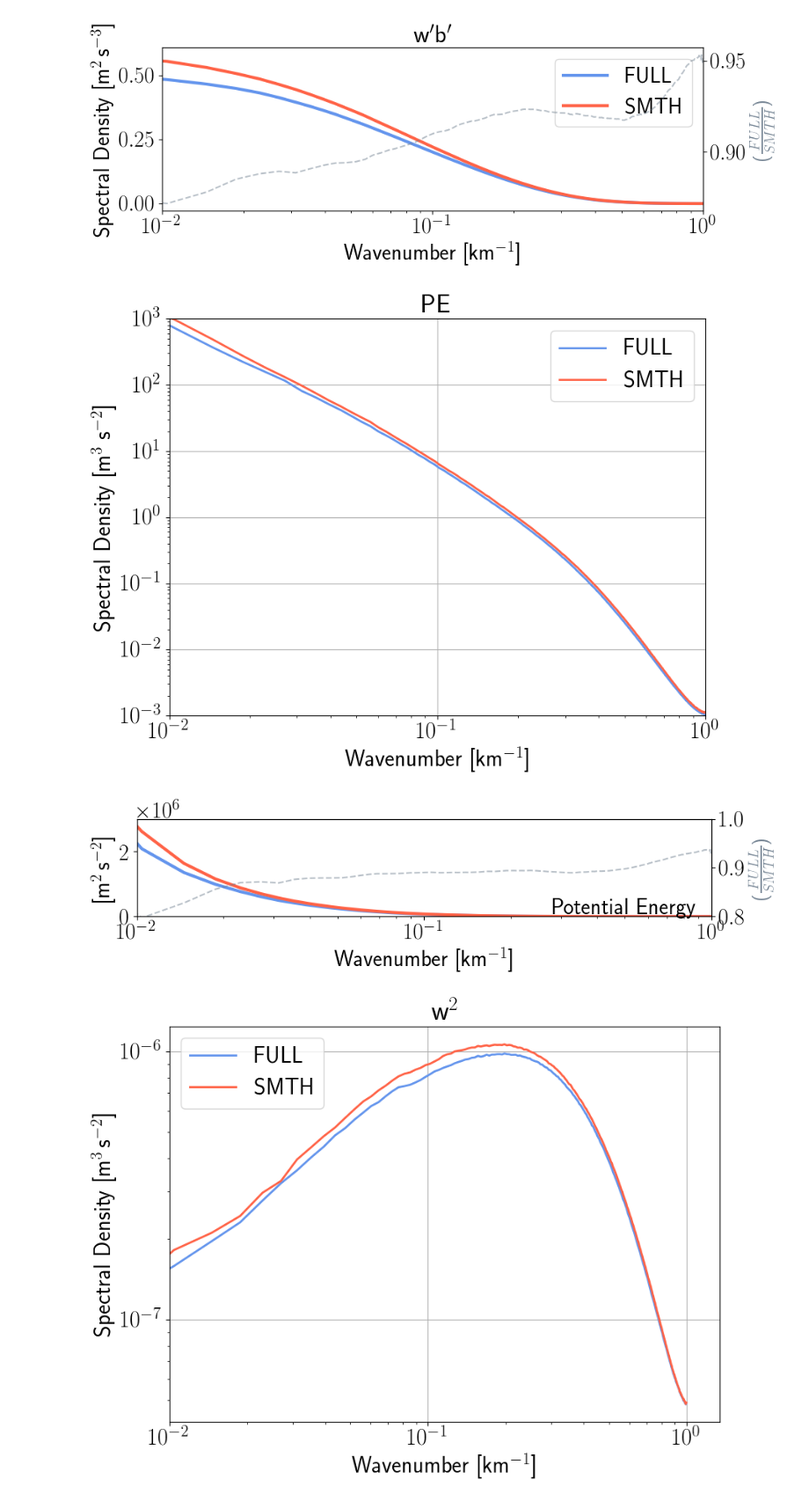
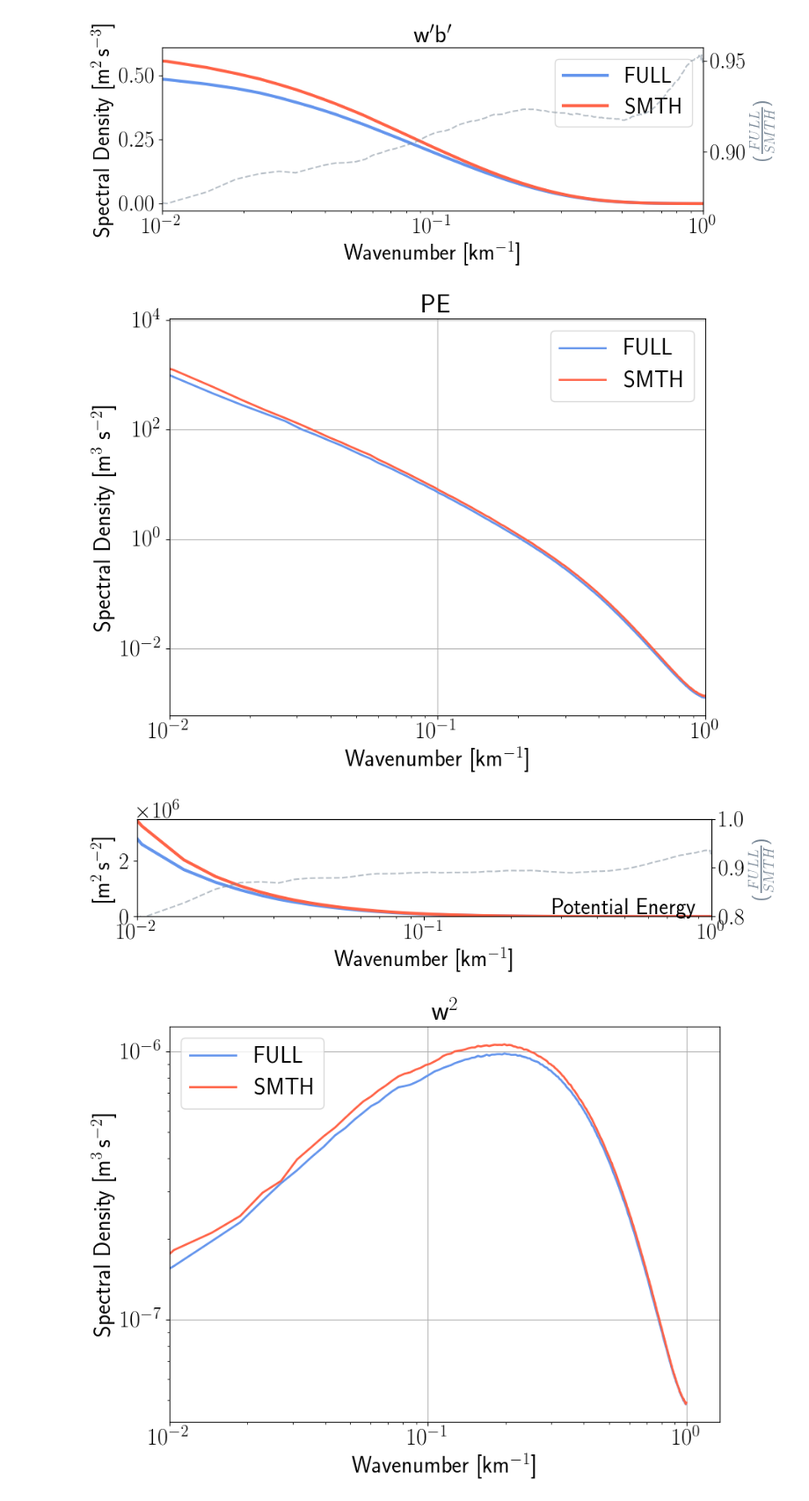
Before and after one commit to igoruchoa/FeedbackSubmeso, a Jupyter notebook: 2_CROCO/surface_CROCO.ipynb, the cells around one changed output. Shown at 88% size. Cells and saved outputs as stored; diff of their text form; code cells hidden in the pictures.

```diff
--- a/2_CROCO/surface_CROCO.ipynb
+++ b/2_CROCO/surface_CROCO.ipynb
@@ -336,54 +269,37 @@ plt.savefig('/homes/metogra/iufarias/Documents/figures/2_CROCO/CROCO_surface/ogi
 [figure]
 # %%
 # N2r=(5.2*10**-3)**2
-N2r=(3.9e-3)**2
+# N2r=(3.9e-3)**2
+N2r=2.1757166666666666e-05 #caculated from FULL
 # %%
 plt.figure(figsize=(9,7))
 
 
 plt.plot(Bf.freq_r/dxx,(1/(2*N2r))*Bf.mean(axis=0)/dxx*1e3,label='FULL',linewidth=2,color='cornflowerblue') #correcting for m in kr
 plt.plot(Bt.freq_r/dxx,(1/(2*N2r))*Bt.mean(axis=0)/dxx*1e3,label='SMTH',linewidth=2,color='tomato')
-
-
-
-# k2 = np.array([Bf.freq_r[0],Bf.freq_r[-1]])/dxx
-# E2 = ((1/k2)**2)*(1e-2)
-
-# k3 = np.array([Bf.freq_r[0],Bf.freq_r[-1]])/dxx
-# E3 = ((1/k3)**3)*(1e-2)
-
-
-
-
-# plt.plot(k2,E2,'k--',alpha=0.2)
-# plt.text(0.7,0.5e-2,r'$\kappa^{-2}$',weight='normal',alpha=0.2)
-
-# plt.plot(k3,E3,'b--',alpha=0.2)
-# plt.text(0.7,5e-2,r'$\kappa^{-3}$',weight='normal',color='b',alpha=0.2)
-
 
 
 plt.legend()
 
 plt.yscale('log')
 plt.xscale('log')
 
 # plt.title(r'$\frac{1}{2}\,\frac{b^{2}}{N_r^{2}}$',fontweight='bold')
 plt.title(r'PE',fontweight='bold',fontsize=25)
 
 
 plt.ylabel(r'Spectral Density [m$^3$ s$^{-2}$]',fontweight='bold')
 plt.xlabel(r'Wavenumber  [km$^{-1}$]',fontweight='bold')
 
 
 plt.xlim(1/100,1)
-plt.ylim(1e-3,1e3)
+# plt.ylim(1e-3,1e3)
 plt.grid()
 
 plt.tight_layout()
 plt.savefig('/homes/metogra/iufarias/Documents/figures/2_CROCO/CROCO_surface/total_avg/Total_avg_surface_PE.png')
 # %% [output]
-[figure, old version]
+[figure, new version]
 # %%
 # Kx,Kbf=spec_ogive(spec=np.nanmean((1/(2*N2r))*Bf,axis=0)*dxx*1e3,kr=Bf.freq_r/dxx)
 # _,Kbt=spec_ogive(spec=np.nanmean((1/(2*N2r))*Bt,axis=0)*dxx*1e3,kr=Bt.freq_r/dxx)
@@ -405,7 +321,7 @@ ax.set_xscale('log')
 ax.set_xlabel(r'Wavenumber  [km$^{-1}$]',fontweight='bold')
 ax.set_ylabel(r'[m$^{2}\,$s$^{-2}$]',fontweight='bold')
 ax.set_xlim(1e-2,1)
-ax.set_ylim(-1e-1,3e6)
+ax.set_ylim(-1e-1,3.5e6)
 
 
 # ax.legend()
@@ -419,7 +335,7 @@ ax2.set_ylim(0.8,1)
 plt.tight_layout()
 plt.savefig('/homes/metogra/iufarias/Documents/figures/2_CROCO/CROCO_surface/ogives/Ogive_avg_surface_PE.png')
 # %% [output]
-[figure, old version]
+[figure, new version]
 # %%
 
 plt.figure(figsize=(9,7))
```
Also changed, not shown: parts of 32 cells of this notebook, 3 other files.
